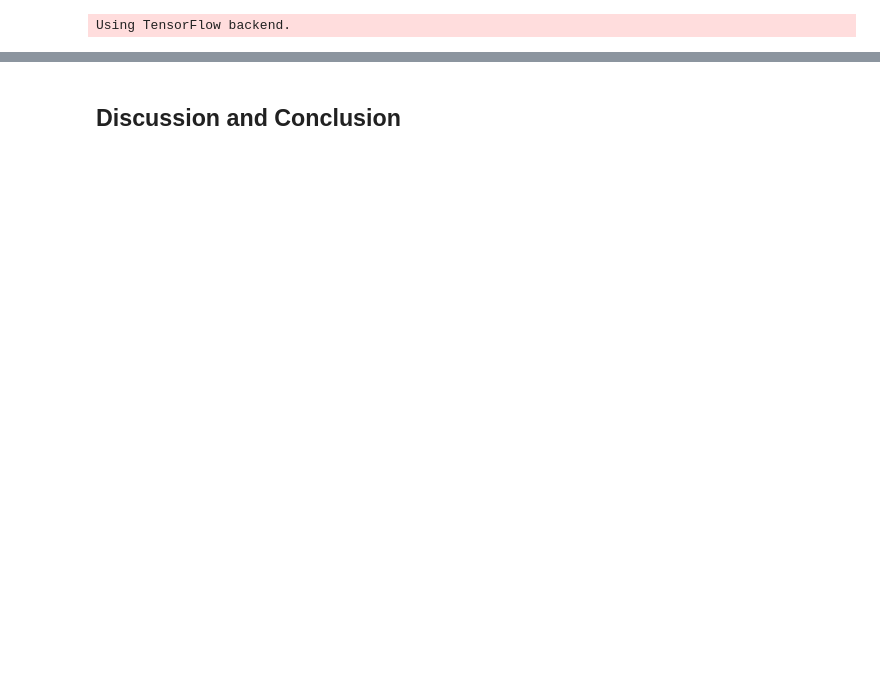
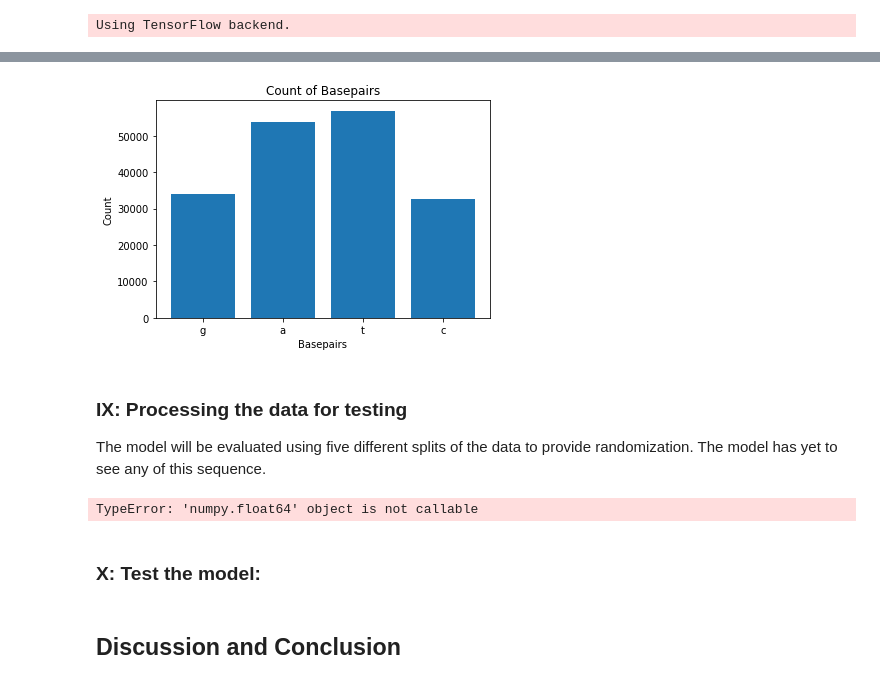
Before and after one commit to christophersanchez/DataScience, a Jupyter notebook: Thinkful/Unit6/Neuroevolution_DNA_Sequence_Comparison.ipynb, the cells around one changed output, grey strips where cells are left out. Drawn from its saved outputs; the diff is of its cells as text; code cells hidden in the pictures; blank space fills up the shorter version.

```diff
--- a/Thinkful/Unit6/Neuroevolution_DNA_Sequence_Comparison.ipynb
+++ b/Thinkful/Unit6/Neuroevolution_DNA_Sequence_Comparison.ipynb
@@ -212,0 +285,49 @@ mse
+# %%
+with open('dna2.txt', 'r') as myfile:
+  dna2 = myfile.read()
+test_basepairs = dna2
+test_basepairs = re.sub(r'[0-9]([0-9])?([0-9])?([0-9])?([0-9])?([0-9])?', '', test_basepairs)
+test_basepairs = re.sub(r'\n', '', test_basepairs)
+test_basepairs = re.sub(r'\s+', '', test_basepairs).strip()
+# %%
+basepair_graph(test_basepairs)
+# %% [output]
+[figure, added]
+# %% [markdown]
+### IX: Processing the data for testing
+The model will be evaluated using five different splits of the data to provide randomization. The model has yet to see any of this sequence.
+# %%
+test_comparison_one, test_similarity_one, total_similarity_one = create_dna_array(test_basepairs[:40000], test_basepairs[:40000], 50)
+test_comparison_two, test_similarity_two, total_similarity_two = create_dna_array(test_basepairs[:20000], test_basepairs[:10000] + test_basepairs[20000:30000], 50)
+test_comparison_three, test_similarity_three, total_similarity_three = create_dna_array(test_basepairs[1000:16000], test_basepairs[5000:20000], 50)
+test_comparison_four, test_similarity_four, total_similarity_four = create_dna_array(test_basepairs[:100000], test_basepairs[50000:150000], 50)
+test_comparison_five, test_similarity_five, total_similarity_five = create_dna_array(test_basepairs[:87500], test_basepairs[:100000], 50)
+comparison_tests = [test_comparison_one,
+                    test_comparison_two,
+                    test_comparison_three,
+                    test_comparison_four,
+                    test_comparison_five]
+
+similarity_tests = [test_similarity_one,
+                    test_similarity_two,
+                    test_similarity_three,
+                    test_similarity_four,
+                    test_similarity_five]
+print('Test 1:', test_comparison_one.shape, test_similarity_one.shape)
+basepair_graph_comparison(test_basepairs[:40000], test_basepairs[:40000], .8)
+
+print('Test 2:', test_comparison_two.shape, test_similarity_two.shape)
+basepair_graph_comparison(test_basepairs[:20000], test_basepairs[130000:150000], .8)
+
+print('Test 3:', test_comparison_three.shape, test_similarity_three.shape)
+basepair_graph_comparison(test_basepairs[1000:16000], test_basepairs[5000:20000], .8)
+
+print('Test 4:', test_comparison_four.shape, test_similarity_four.shape)
+basepair_graph_comparison(test_basepairs[:100000], test_basepairs[50000:150000], .8)
+
+print('Test 5:', test_comparison_five.shape, test_similarity_five.shape)
+basepair_graph_comparison(test_basepairs[:87500], test_basepairs[87500:175000], .8)
+# %% [output]
+TypeError: 'numpy.float64' object is not callable
+# %% [markdown]
+### X: Test the model:
```
Also changed, not shown: parts of 45 cells of this notebook.
